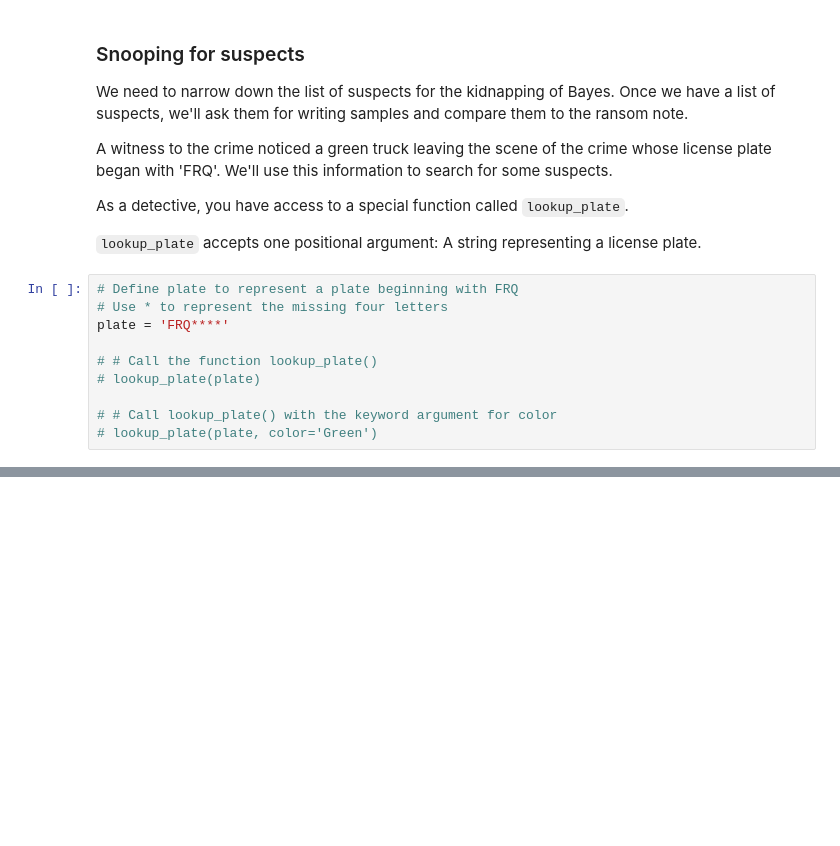
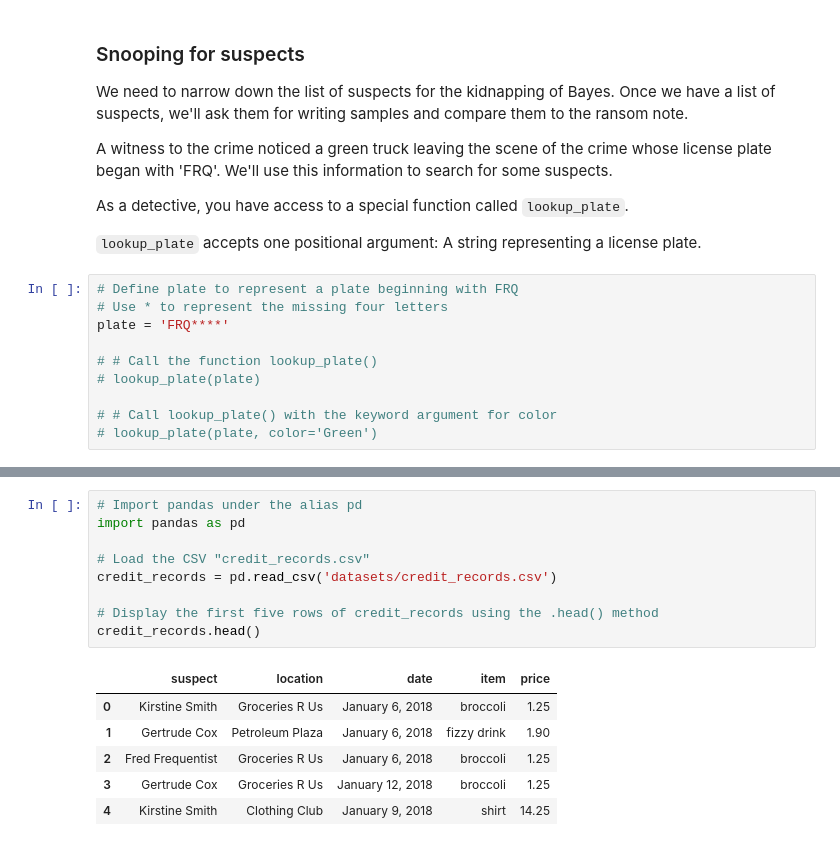
Before and after one commit to afi1289/DatacampPythonProgrammer, a Jupyter notebook: 01IntroductiontoDataScienceinPython/ IntroductiontoDataScienceinPython .ipynb, the cells around one changed output, grey strips where cells are left out. Saved outputs shown, nothing was run; the diff lists cells and outputs as text; blank space fills up the shorter version.

Commit message:
manipulate fuck dataframe

```diff
--- a/01IntroductiontoDataScienceinPython/ IntroductiontoDataScienceinPython .ipynb
+++ b/01IntroductiontoDataScienceinPython/ IntroductiontoDataScienceinPython .ipynb
@@ -160,0 +173,16 @@ plate = 'FRQ****'
+# %%
+# Import pandas under the alias pd
+import pandas as pd
+
+# Load the CSV "credit_records.csv"
+credit_records = pd.read_csv('datasets/credit_records.csv')
+
+# Display the first five rows of credit_records using the .head() method
+credit_records.head()
+# %% [output]
+|  | suspect | location | date | item | price |
+| 0 | Kirstine Smith | Groceries R Us | January 6, 2018 | broccoli | 1.25 |
+| 1 | Gertrude Cox | Petroleum Plaza | January 6, 2018 | fizzy drink | 1.90 |
+| 2 | Fred Frequentist | Groceries R Us | January 6, 2018 | broccoli | 1.25 |
+| 3 | Gertrude Cox | Groceries R Us | January 12, 2018 | broccoli | 1.25 |
+| 4 | Kirstine Smith | Clothing Club | January 9, 2018 | shirt | 14.25 |
```
Also changed, not shown: parts of 25 cells of this notebook, 2 other files.
